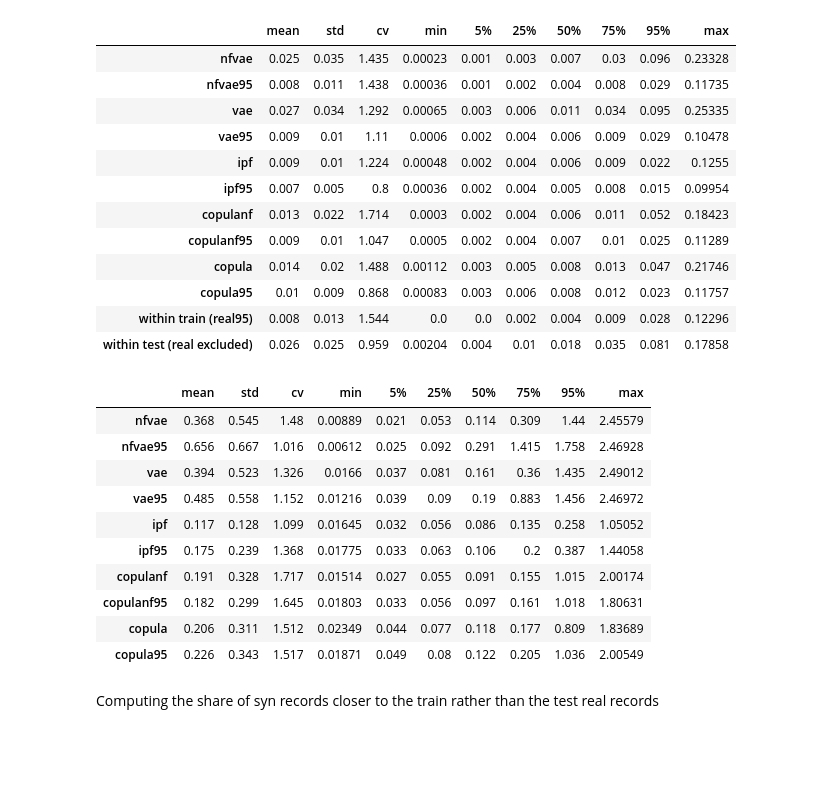
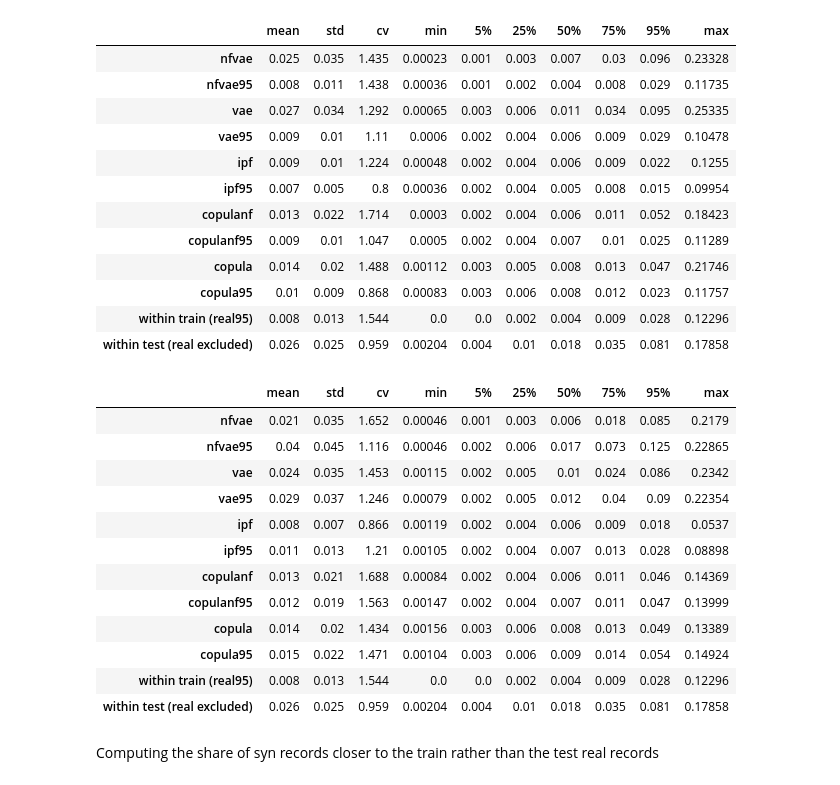
Before and after one commit to jaclenti/NFVAE-population-synthesis, a Jupyter notebook: notebooks/lc_privacy_4.ipynb, the cells around one changed output. Saved outputs shown, nothing was run; the diff lists cells and outputs as text; code cells hidden in the pictures; blank space fills up the shorter version.

```diff
--- a/notebooks/lc_privacy_4.ipynb
+++ b/notebooks/lc_privacy_4.ipynb
@@ -387,20 +385,22 @@ dcr_train_real_syn_gower
 | copula95 | 0.01 | 0.009 | 0.868 | 0.00083 | 0.003 | 0.006 | 0.008 | 0.012 | 0.023 | 0.11757 |
 | within train (real95) | 0.008 | 0.013 | 1.544 | 0.0 | 0.0 | 0.002 | 0.004 | 0.009 | 0.028 | 0.12296 |
 | within test (real excluded) | 0.026 | 0.025 | 0.959 | 0.00204 | 0.004 | 0.01 | 0.018 | 0.035 | 0.081 | 0.17858 |
-# %%
-dcr_test_real_syn_eu
-# %% [output]
-|  | mean | std | cv | min | 5% | 25% | 50% | 75% | 95% | max |
-| nfvae | 0.368 | 0.545 | 1.48 | 0.00889 | 0.021 | 0.053 | 0.114 | 0.309 | 1.44 | 2.45579 |
-| nfvae95 | 0.656 | 0.667 | 1.016 | 0.00612 | 0.025 | 0.092 | 0.291 | 1.415 | 1.758 | 2.46928 |
-| vae | 0.394 | 0.523 | 1.326 | 0.0166 | 0.037 | 0.081 | 0.161 | 0.36 | 1.435 | 2.49012 |
-| vae95 | 0.485 | 0.558 | 1.152 | 0.01216 | 0.039 | 0.09 | 0.19 | 0.883 | 1.456 | 2.46972 |
-| ipf | 0.117 | 0.128 | 1.099 | 0.01645 | 0.032 | 0.056 | 0.086 | 0.135 | 0.258 | 1.05052 |
-| ipf95 | 0.175 | 0.239 | 1.368 | 0.01775 | 0.033 | 0.063 | 0.106 | 0.2 | 0.387 | 1.44058 |
-| copulanf | 0.191 | 0.328 | 1.717 | 0.01514 | 0.027 | 0.055 | 0.091 | 0.155 | 1.015 | 2.00174 |
-| copulanf95 | 0.182 | 0.299 | 1.645 | 0.01803 | 0.033 | 0.056 | 0.097 | 0.161 | 1.018 | 1.80631 |
-| copula | 0.206 | 0.311 | 1.512 | 0.02349 | 0.044 | 0.077 | 0.118 | 0.177 | 0.809 | 1.83689 |
-| copula95 | 0.226 | 0.343 | 1.517 | 0.01871 | 0.049 | 0.08 | 0.122 | 0.205 | 1.036 | 2.00549 |
+# %%
+dcr_test_real_syn_gower
+# %% [output]
+|  | mean | std | cv | min | 5% | 25% | 50% | 75% | 95% | max |
+| nfvae | 0.021 | 0.035 | 1.652 | 0.00046 | 0.001 | 0.003 | 0.006 | 0.018 | 0.085 | 0.2179 |
+| nfvae95 | 0.04 | 0.045 | 1.116 | 0.00046 | 0.002 | 0.006 | 0.017 | 0.073 | 0.125 | 0.22865 |
+| vae | 0.024 | 0.035 | 1.453 | 0.00115 | 0.002 | 0.005 | 0.01 | 0.024 | 0.086 | 0.2342 |
+| vae95 | 0.029 | 0.037 | 1.246 | 0.00079 | 0.002 | 0.005 | 0.012 | 0.04 | 0.09 | 0.22354 |
+| ipf | 0.008 | 0.007 | 0.866 | 0.00119 | 0.002 | 0.004 | 0.006 | 0.009 | 0.018 | 0.0537 |
+| ipf95 | 0.011 | 0.013 | 1.21 | 0.00105 | 0.002 | 0.004 | 0.007 | 0.013 | 0.028 | 0.08898 |
+| copulanf | 0.013 | 0.021 | 1.688 | 0.00084 | 0.002 | 0.004 | 0.006 | 0.011 | 0.046 | 0.14369 |
+| copulanf95 | 0.012 | 0.019 | 1.563 | 0.00147 | 0.002 | 0.004 | 0.007 | 0.011 | 0.047 | 0.13999 |
+| copula | 0.014 | 0.02 | 1.434 | 0.00156 | 0.003 | 0.006 | 0.008 | 0.013 | 0.049 | 0.13389 |
+| copula95 | 0.015 | 0.022 | 1.471 | 0.00104 | 0.003 | 0.006 | 0.009 | 0.014 | 0.054 | 0.14924 |
+| within train (real95) | 0.008 | 0.013 | 1.544 | 0.0 | 0.0 | 0.002 | 0.004 | 0.009 | 0.028 | 0.12296 |
+| within test (real excluded) | 0.026 | 0.025 | 0.959 | 0.00204 | 0.004 | 0.01 | 0.018 | 0.035 | 0.081 | 0.17858 |
 # %% [markdown]
 Computing the share of syn records closer to the train rather than the test real records
 # %%
```
Also changed, not shown: parts of 14 cells of this notebook.
